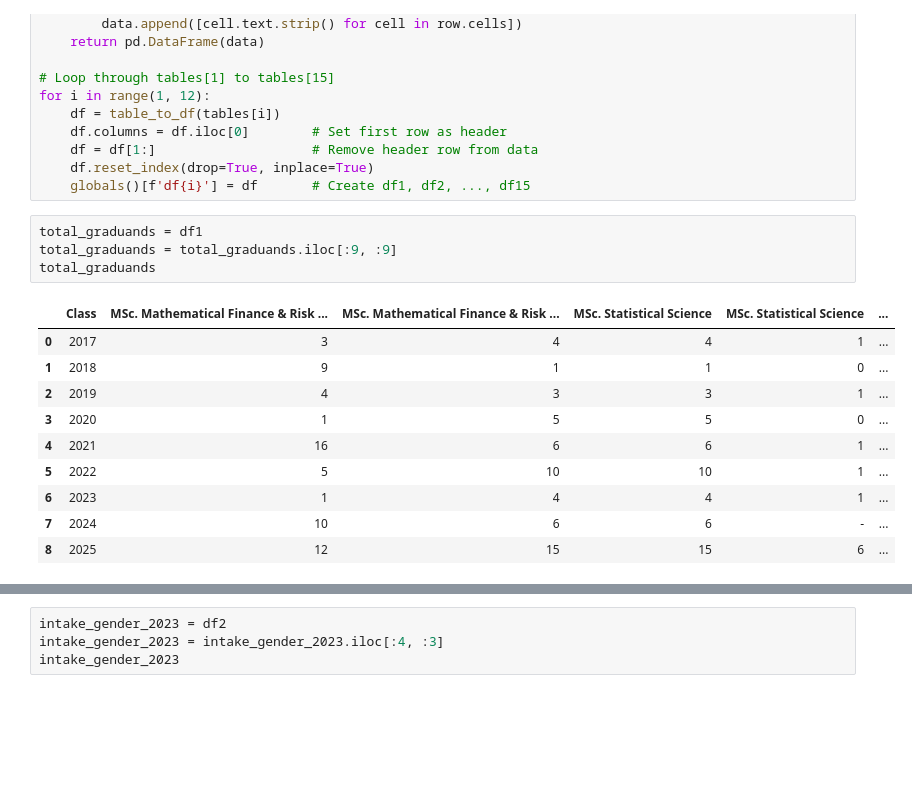
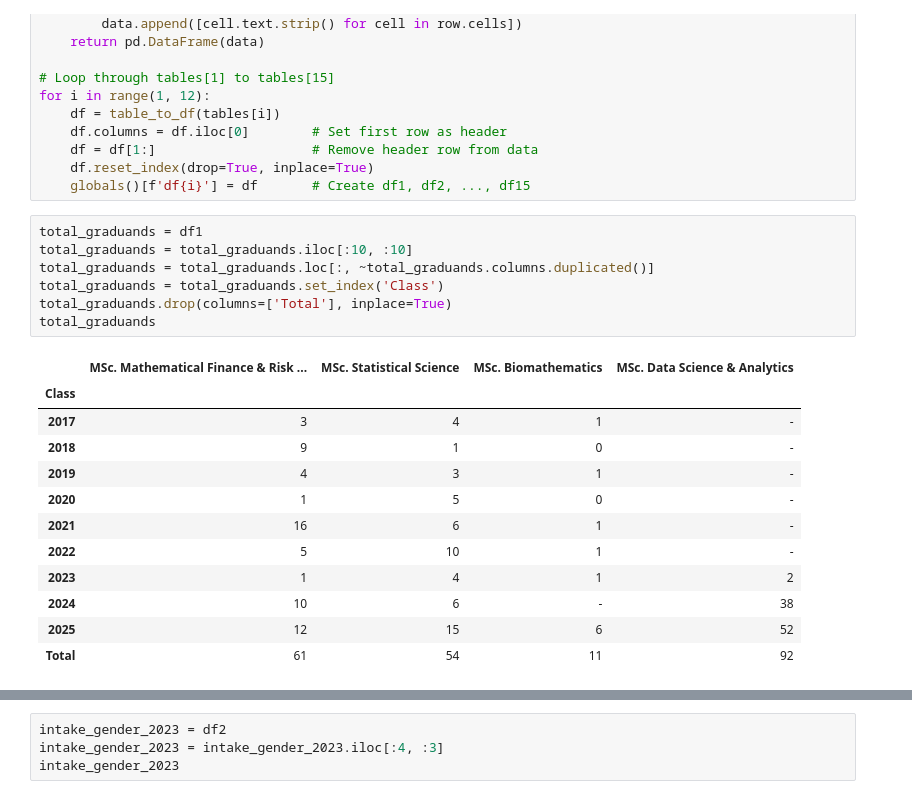
Before and after one commit to gathukalinet/msc_dsa, a Jupyter notebook: msc_grad.ipynb, the cells around one changed output, grey strips where cells are left out. Drawn from its saved outputs; the diff is of its cells as text; blank space fills up the shorter version.

```diff
--- a/msc_grad.ipynb
+++ b/msc_grad.ipynb
@@ -32,16 +72,21 @@ for i in range(1, 12):
     globals()[f'df{i}'] = df       # Create df1, df2, ..., df15
 # %%
 total_graduands = df1
-total_graduands = total_graduands.iloc[:9, :9]
+total_graduands = total_graduands.iloc[:10, :10]
+total_graduands = total_graduands.loc[:, ~total_graduands.columns.duplicated()]
+total_graduands = total_graduands.set_index('Class')
+total_graduands.drop(columns=['Total'], inplace=True)
 total_graduands
 # %% [output]
-|  | Class | MSc. Mathematical Finance & Risk ... | MSc. Mathematical Finance & Risk ... | MSc. Statistical Science | MSc. Statistical Science | ... |
-| 0 | 2017 | 3 | 4 | 4 | 1 | ... |
-| 1 | 2018 | 9 | 1 | 1 | 0 | ... |
-| 2 | 2019 | 4 | 3 | 3 | 1 | ... |
-| 3 | 2020 | 1 | 5 | 5 | 0 | ... |
-| 4 | 2021 | 16 | 6 | 6 | 1 | ... |
-| 5 | 2022 | 5 | 10 | 10 | 1 | ... |
-| 6 | 2023 | 1 | 4 | 4 | 1 | ... |
-| 7 | 2024 | 10 | 6 | 6 | - | ... |
-| 8 | 2025 | 12 | 15 | 15 | 6 | ... |
+|  | MSc. Mathematical Finance & Risk ... | MSc. Statistical Science | MSc. Biomathematics | MSc. Data Science & Analytics |
+| Class |  |  |  |  |
+| 2017 | 3 | 4 | 1 | - |
+| 2018 | 9 | 1 | 0 | - |
+| 2019 | 4 | 3 | 1 | - |
+| 2020 | 1 | 5 | 0 | - |
+| 2021 | 16 | 6 | 1 | - |
+| 2022 | 5 | 10 | 1 | - |
+| 2023 | 1 | 4 | 1 | 2 |
+| 2024 | 10 | 6 | - | 38 |
+| 2025 | 12 | 15 | 6 | 52 |
+| Total | 61 | 54 | 11 | 92 |
```
Also changed, not shown: parts of 7 cells of this notebook, 2 other files.
